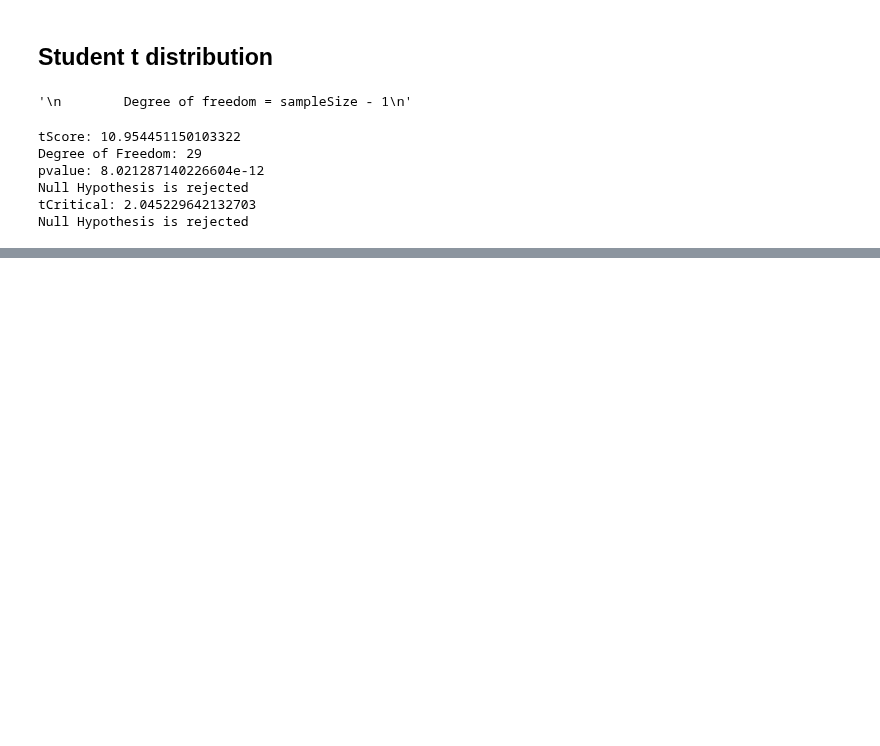
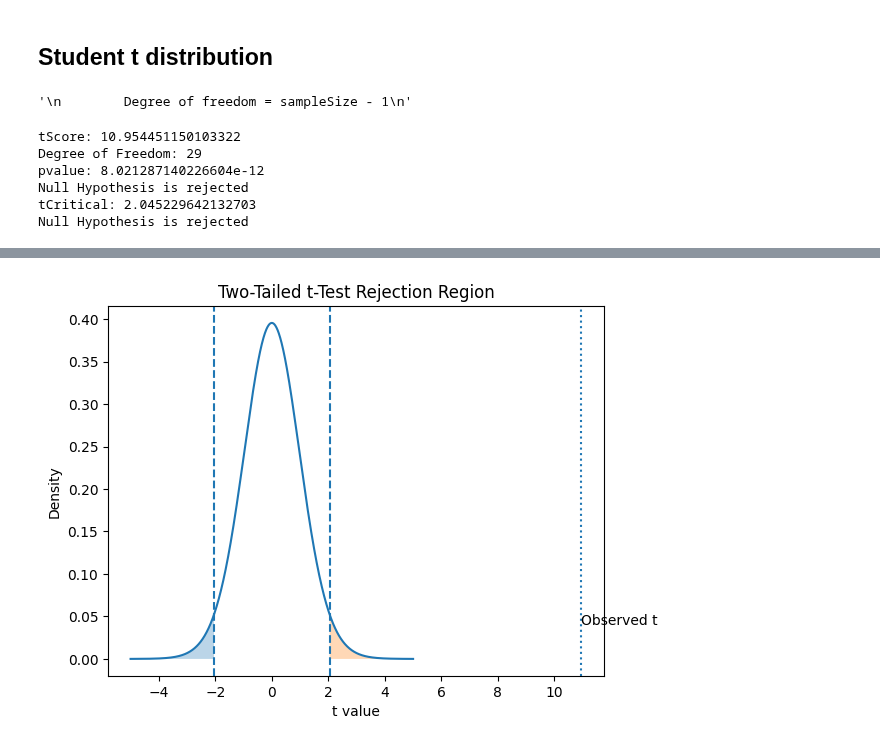
Before and after one commit to reck98/ML_DL_NLP--Learning-, a Jupyter notebook: sec23-inferential-statistics/playGround.ipynb, the cells around one changed output, grey strips where cells are left out. Cells and saved outputs as stored; diff of their text form; code cells hidden in the pictures; blank space fills up the shorter version.

Commit message:
tScore grpah

```diff
--- a/sec23-inferential-statistics/playGround.ipynb
+++ b/sec23-inferential-statistics/playGround.ipynb
@@ -222,0 +272,42 @@ Null Hypothesis is rejected
+# %%
+import numpy as np
+import matplotlib.pyplot as plt
+from scipy.stats import t
+
+# Given values
+df = 29
+alpha = 0.05
+t_score = 10.96   # your computed t value
+
+# Generate x values
+x = np.linspace(-5, 5, 1000)
+y = t.pdf(x, df)
+
+# Critical t value
+t_critical = t.ppf(1 - alpha/2, df)
+
+# Plot t distribution
+plt.figure()
+plt.plot(x, y)
+
+# Shade rejection regions
+x_left = x[x <= -t_critical]
+x_right = x[x >= t_critical]
+
+plt.fill_between(x_left, t.pdf(x_left, df), alpha=0.3)
+plt.fill_between(x_right, t.pdf(x_right, df), alpha=0.3)
+
+# Draw vertical lines
+plt.axvline(-t_critical, linestyle="--")
+plt.axvline(t_critical, linestyle="--")
+plt.axvline(t_score, linestyle=":")
+
+# Labels
+plt.title("Two-Tailed t-Test Rejection Region")
+plt.xlabel("t value")
+plt.ylabel("Density")
+plt.text(t_score, 0.04, "Observed t")
+
+plt.show()
+# %% [output]
+[figure, added]
```
Also changed, not shown: parts of 1 cell of this notebook.
